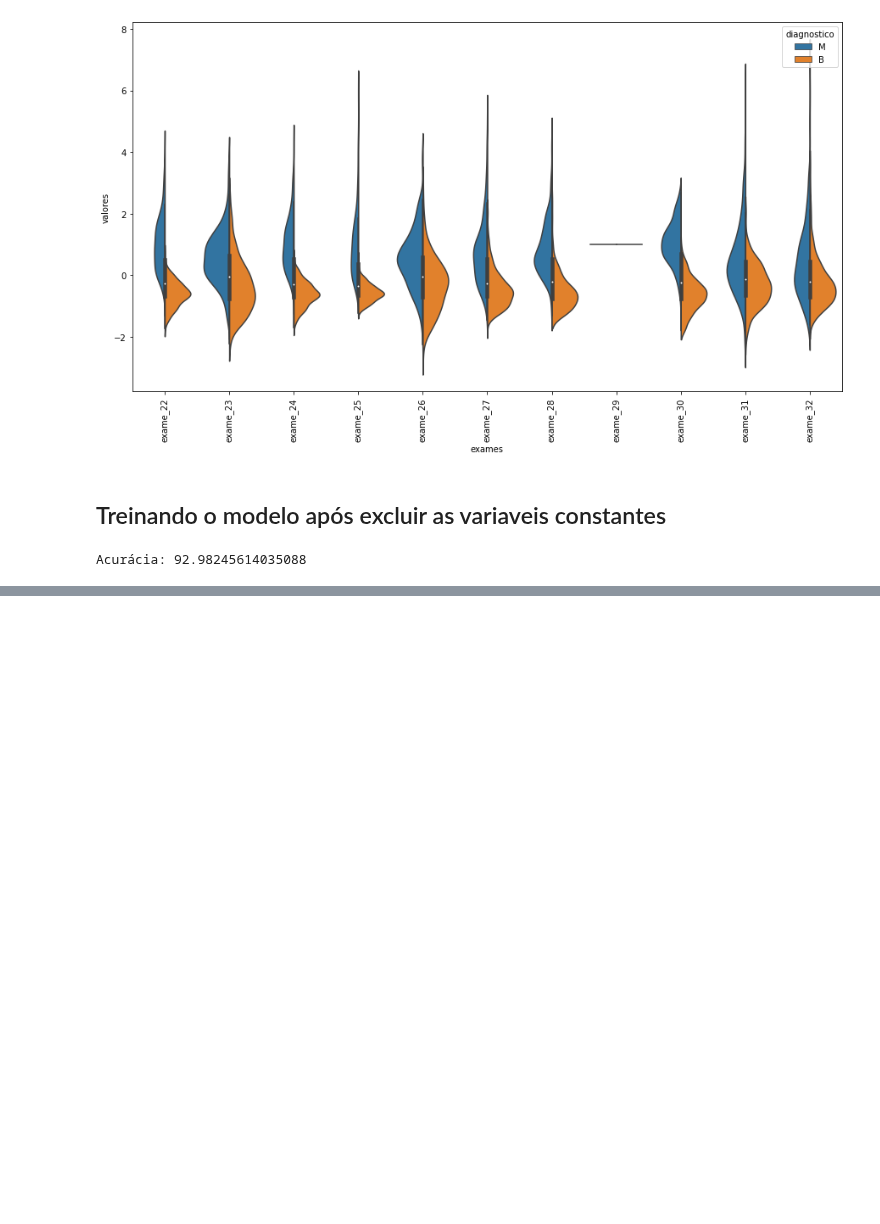
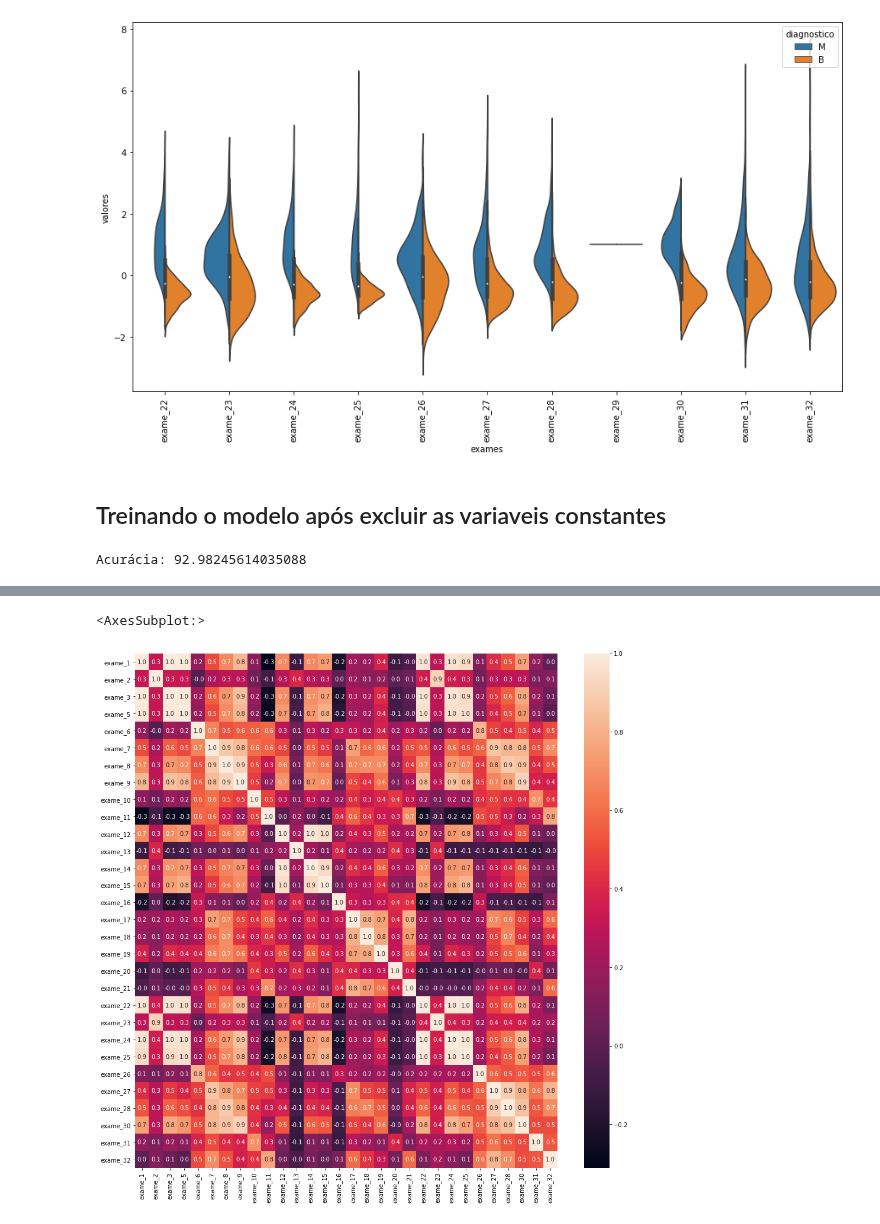
Before and after one commit to daianeklein/cursos-bootcamps, a Jupyter notebook: _Alura/Machine-Learning-Lidando-com-dados-de-muitas-dimensoes/Alura_Care.ipynb, the cells around one changed output, grey strips where cells are left out. Saved outputs shown, nothing was run; the diff lists cells and outputs as text; code cells hidden in the pictures; blank space fills up the shorter version.

```diff
--- a/_Alura/Machine-Learning-Lidando-com-dados-de-muitas-dimensoes/Alura_Care.ipynb
+++ b/_Alura/Machine-Learning-Lidando-com-dados-de-muitas-dimensoes/Alura_Care.ipynb
@@ -270,0 +300,8 @@ Acurácia: 92.98245614035088
+# %%
+matriz = valores_exames_v3.corr()
+
+plt.figure(figsize=(16,16))
+sns.heatmap(matriz, annot=True, fmt='.1f')
+# %% [output]
+<AxesSubplot:>
+[figure, added]
```
Also changed, not shown: parts of 23 cells of this notebook.
